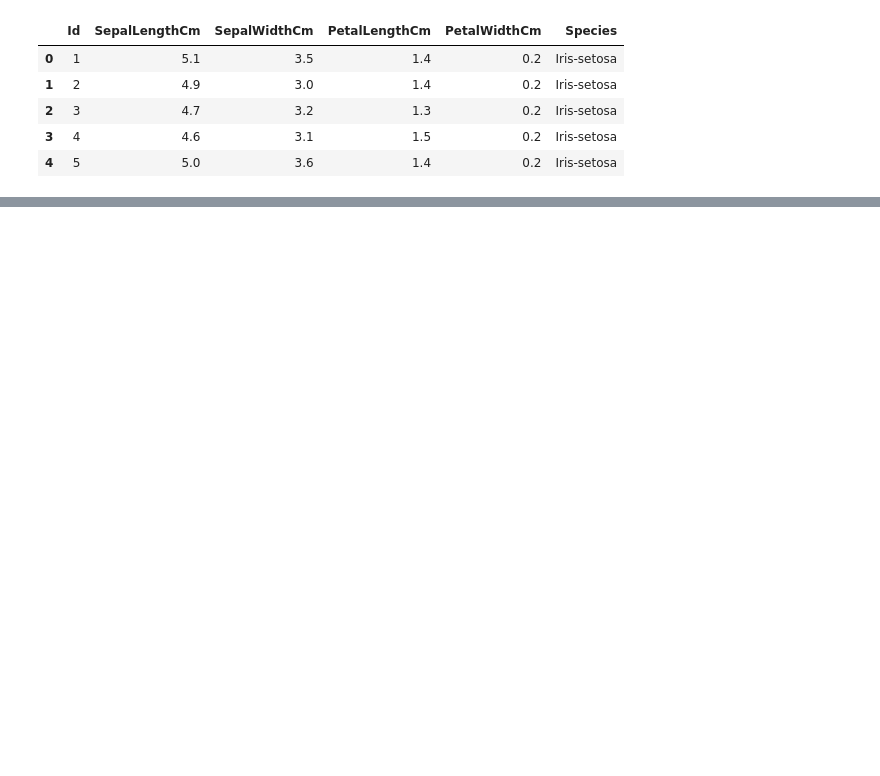
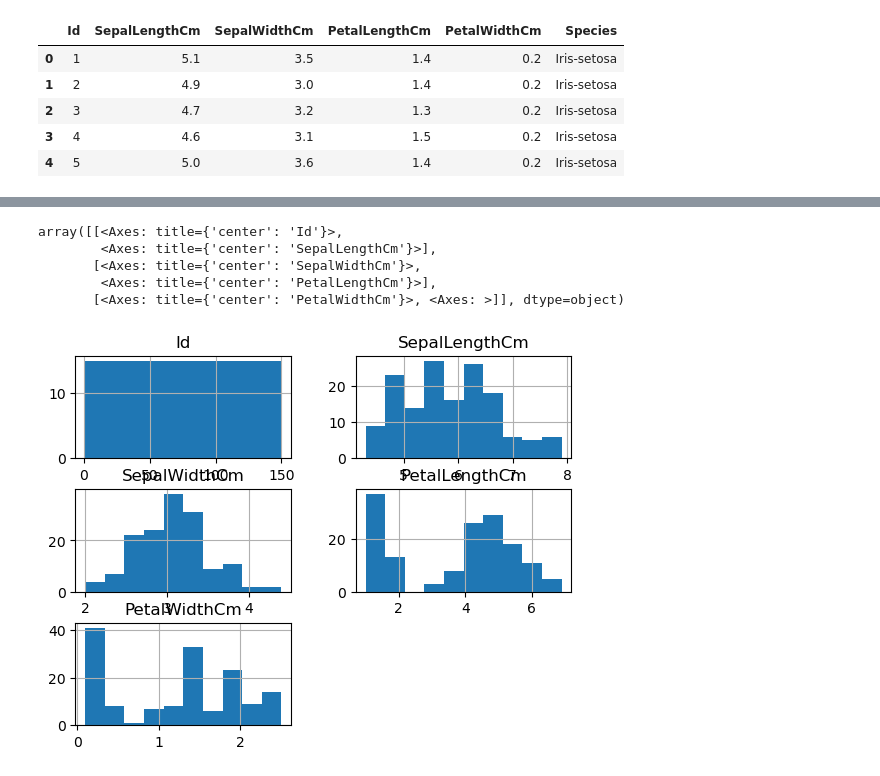
Before and after one commit to amenhasfaw/DPFE, a Jupyter notebook: CODE/Pandas.ipynb, the cells around one changed output, grey strips where cells are left out. Drawn from its saved outputs; the diff is of its cells as text; code cells hidden in the pictures; blank space fills up the shorter version.

```diff
--- a/CODE/Pandas.ipynb
+++ b/CODE/Pandas.ipynb
@@ -12,0 +73,9 @@ df.head()
+# %%
+df.hist()
+# %% [output]
+array([[<Axes: title={'center': 'Id'}>,
+        <Axes: title={'center': 'SepalLengthCm'}>],
+       [<Axes: title={'center': 'SepalWidthCm'}>,
+        <Axes: title={'center': 'PetalLengthCm'}>],
+       [<Axes: title={'center': 'PetalWidthCm'}>, <Axes: >]], dtype=object)
+[figure, added]
```
Also changed, not shown: parts of 22 cells of this notebook.
